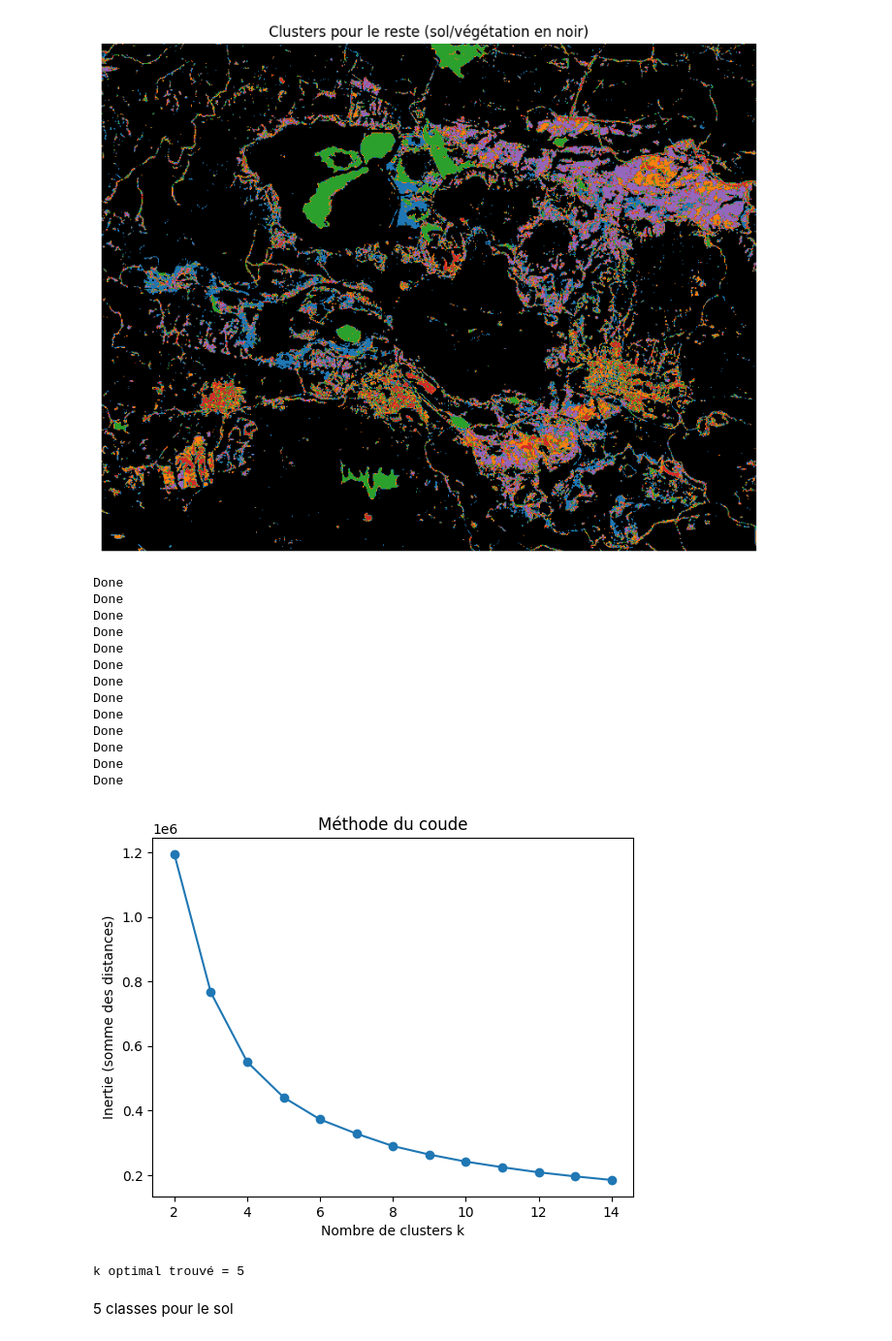
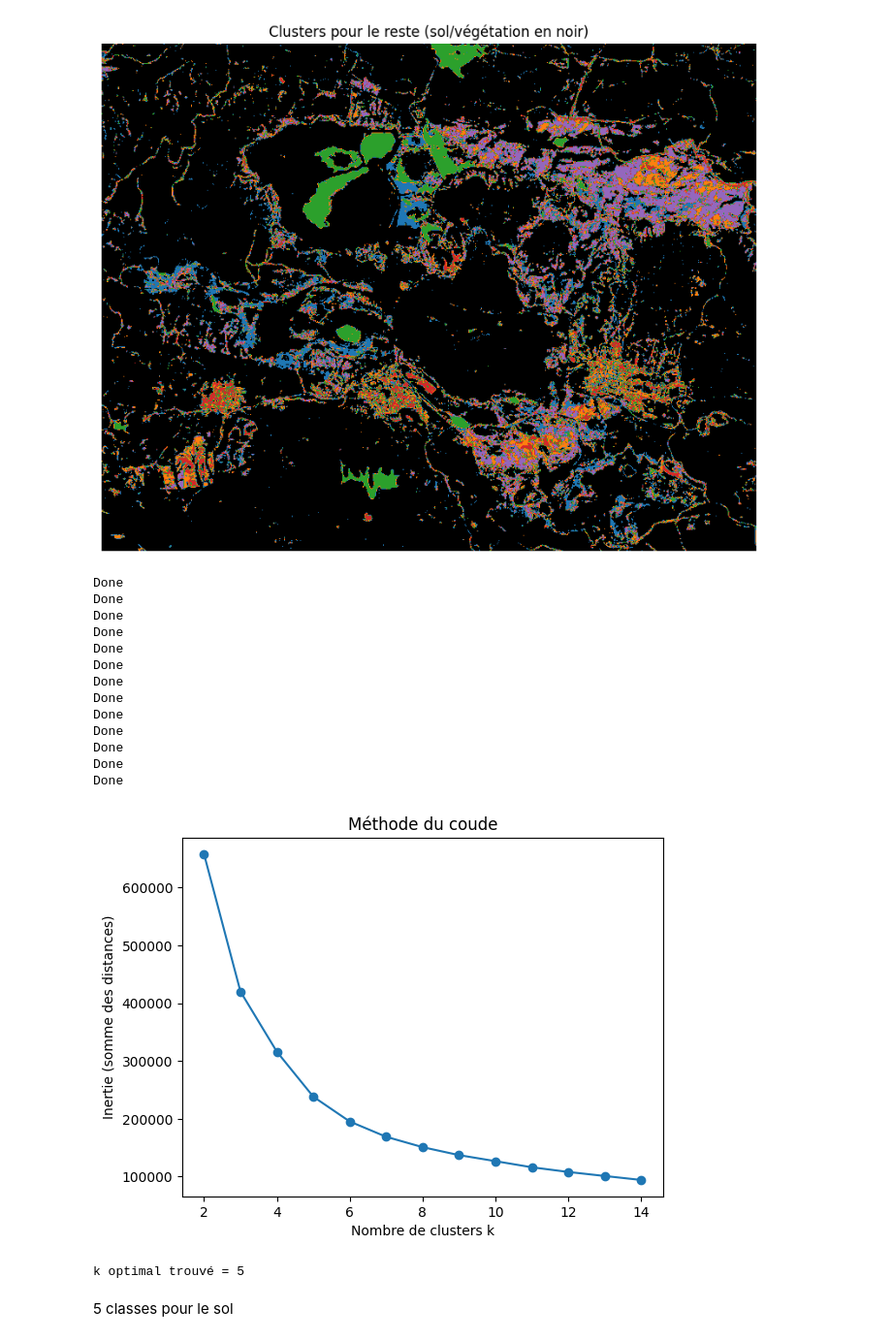
Before and after one commit to ArmanHosseini1/PIR-Rio-Tinto, a Jupyter notebook: SENTINEL-2/K-means.ipynb, the cells around one changed output. Shown at 97% size. Cells and saved outputs as stored; diff of their text form; code cells hidden in the pictures.

```diff
--- a/SENTINEL-2/K-means.ipynb
+++ b/SENTINEL-2/K-means.ipynb
@@ -309,19 +309,40 @@ optimal_k = 6
 # --- 6) K-Means final avec k optimal ---
 kmeans_final = KMeans(n_clusters=optimal_k, random_state=42)
 labels = kmeans_final.fit_predict(X_scaled)
+print(labels.shape)
+print(veg_pixels.shape)
 
 # Calcul des moyennes par cluster
 mean_spectra = np.zeros((optimal_k, veg_pixels.shape[1]))
+std_spectra = np.zeros((optimal_k, veg_pixels.shape[1]))
 
 for k in range(optimal_k):
     cluster_pixels = veg_pixels[labels == k]
     mean_spectra[k] = cluster_pixels.mean(axis=0)
+    std_spectra[k]  = cluster_pixels.std(axis=0)
 
 # Option : afficher sous forme de tableau avec pandas
 df_mean_spectra = pd.DataFrame(
     mean_spectra,
     columns=[f'Bande_{i+1}' for i in range(veg_pixels.shape[1])]
 )
-df_mean_spectra.index = [f'Cluster_{i+1}' for i in range(K)]
+df_mean_spectra.index = [f'Cluster_{i+1}' for i in range(optimal_k)]
 
 print(df_mean_spectra)
+
+plt.figure(figsize=(8,5))
+bands = np.arange(l)
+
+for k in range(optimal_k):
+    plt.plot(mean_spectra[k], label=f'Cluster {k+1}')
+    plt.fill_between(
+        bands,
+        mean_spectra[k] - std_spectra[k],
+        mean_spectra[k] + std_spectra[k],
+        alpha=0.2
+    )
+plt.xlabel('Bandes spectrales')
+plt.ylabel('Valeur moyenne')
+plt.title('Spectres moyens par cluster')
+plt.legend()
+plt.show()
@@ -424,10 +464,18 @@ plt.show()
 [figure]
 # %%
 # Flatten mask
-soil_idx = soil_mask.flatten()
+
+image_path = r'./SENTINEL2B_20240410-112055-466_L2A_T29SQB_C_V3-1_FRE_extrait_stack_gain_VNIR10.img'
+raster_img = rio.open(image_path)
+arr_img = reshape_as_image(raster_img.read())  # (m, n, l)
+image = reshape_as_raster(arr_img)
+l, m, n = image.shape
+
+soil_mask_2d = (soil_only[:, :, 0] != 0)  # prendre la première bande uniquement
+soil_mask_1d = soil_mask_2d.reshape(-1)         # pour filtrer les pixels
 
 pixels = image.reshape(l, -1).T
-soil_pixels = pixels[soil_idx]
+soil_pixels = pixels[soil_mask_1d]
 
 scaler = StandardScaler()
 X_scaled = scaler.fit_transform(soil_pixels)
@@ -439,34 +487,34 @@ K_range = range(2, 15, 1)
 for k in K_range:
     kmeans = KMeans(n_clusters=k, init='k-means++', n_init=3, random_state=42)
     kmeans.fit(X_scaled)
     inertias.append(kmeans.inertia_)
     print("Done")
 
 plt.plot(K_range, inertias, marker='o')
 plt.xlabel('Nombre de clusters k')
 plt.ylabel('Inertie (somme des distances)')
 plt.title('Méthode du coude')
 plt.show()
 
 knee = KneeLocator(K_range, inertias, curve='convex', direction='decreasing')
 optimal_k = knee.knee
 
 print(f"k optimal trouvé = {optimal_k}")
 # %% [output]
 Done
 Done
 Done
 Done
 Done
 Done
 Done
 Done
 Done
 Done
 Done
 Done
 Done
-[figure, old version]
+[figure, new version]
 k optimal trouvé = 5
 # %% [markdown]
 5 classes pour le sol
```
Also changed, not shown: parts of 5 cells of this notebook, 1 other file.
